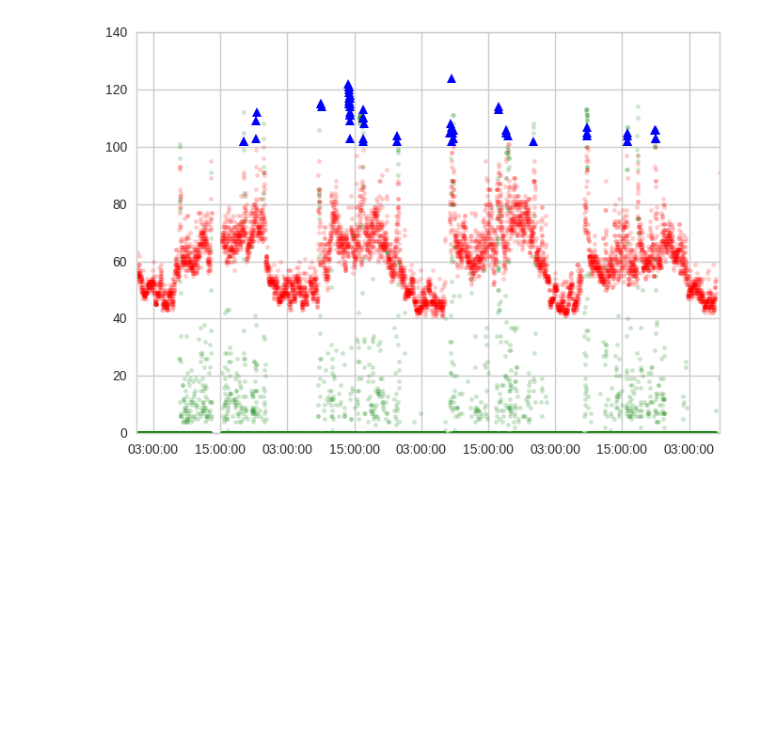
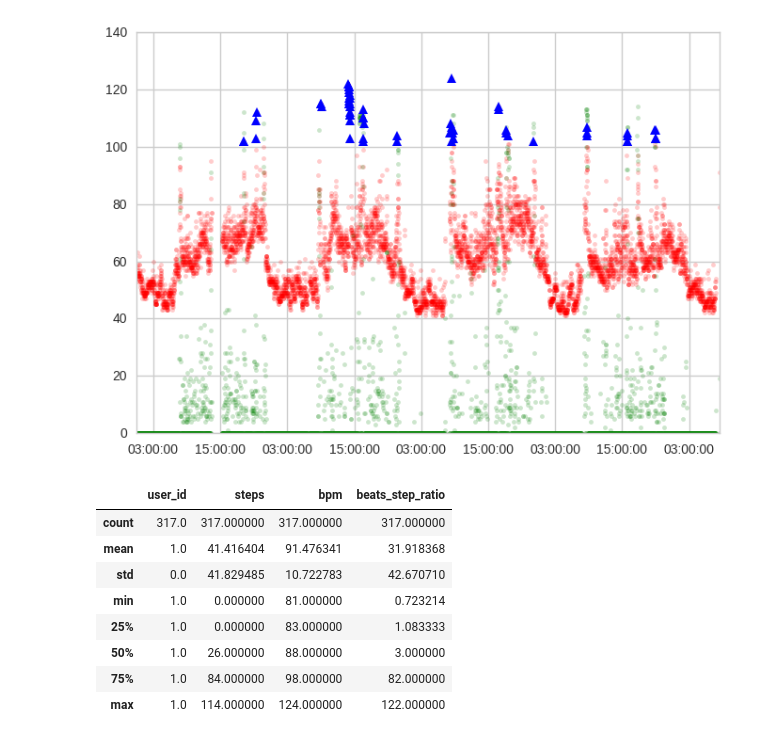
Before and after one commit to brycemcd/heart-rate-analysis, a Jupyter notebook: BAM-2016-12-29-combine-heart-step-EDA-one-query.ipynb, the cells around one changed output. Cells and saved outputs as stored; diff of their text form; code cells hidden in the pictures; blank space fills up the shorter version.

```diff
--- a/BAM-2016-12-29-combine-heart-step-EDA-one-query.ipynb
+++ b/BAM-2016-12-29-combine-heart-step-EDA-one-query.ipynb
@@ -159,3 +158,19 @@ plt.plot(extreme_heart['heart_dttm'], extreme_heart['bpm'], 'b^')
 plt.show()
 # %% [output]
 [figure]
+# %%
+extreme_heart = comb_journals.copy()
+extreme_heart = extreme_heart[ extreme_heart['bpm'] >= extreme_heart['bpm'].quantile(0.95) ]
+
+extreme_heart['beats_step_ratio'] = extreme_heart.apply( lambda eh: eh['bpm'] / (eh['steps'] + 1), axis=1 ) # +1 avoid div by zero problems
+extreme_heart.describe()
+# %% [output]
+|  | user_id | steps | bpm | beats_step_ratio |
+| count | 317.0 | 317.000000 | 317.000000 | 317.000000 |
+| mean | 1.0 | 41.416404 | 91.476341 | 31.918368 |
+| std | 0.0 | 41.829485 | 10.722783 | 42.670710 |
+| min | 1.0 | 0.000000 | 81.000000 | 0.723214 |
+| 25% | 1.0 | 0.000000 | 83.000000 | 1.083333 |
+| 50% | 1.0 | 26.000000 | 88.000000 | 3.000000 |
+| 75% | 1.0 | 84.000000 | 98.000000 | 82.000000 |
+| max | 1.0 | 114.000000 | 124.000000 | 122.000000 |
```
Also changed, not shown: parts of 2 cells of this notebook.
